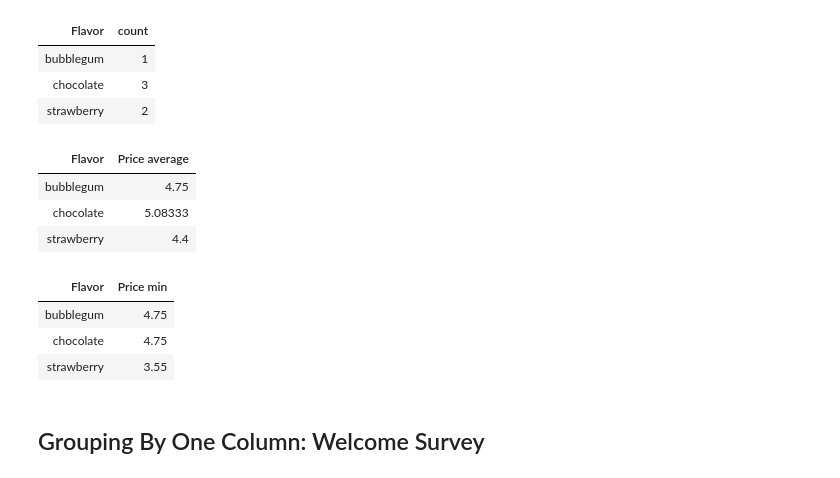
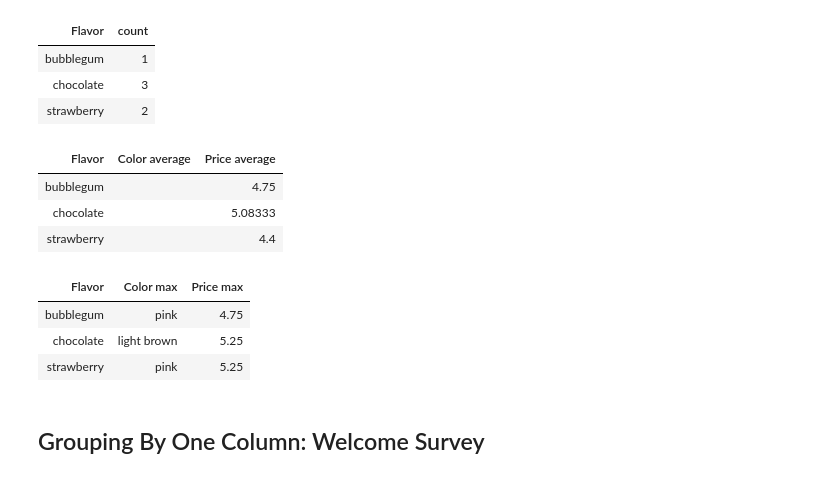
Before and after one commit to austinmohrnwu/24-fall-intro, a Jupyter notebook: lec09/lec09.ipynb, the cells around one changed output. Drawn from its saved outputs; the diff is of its cells as text; code cells hidden in the pictures.

```diff
--- a/lec09/lec09.ipynb
+++ b/lec09/lec09.ipynb
@@ -189,8 +189,8 @@ cones
 | chocolate | dark brown | 5.25 |
 | bubblegum | pink | 4.75 |
 # %%
-cones = Table.read_table('cones.csv').drop('Color')
-cones
+#cones = Table.read_table('cones.csv').drop('Color')
+#cones
 # %% [output]
 | Flavor | Price |
 | strawberry | 3.55 |
@@ -209,17 +209,17 @@ cones.group("Flavor")
 # %%
 cones.group("Flavor", np.average)
 # %% [output]
-| Flavor | Price average |
-| bubblegum | 4.75 |
-| chocolate | 5.08333 |
-| strawberry | 4.4 |
+| Flavor | Color average | Price average |
+| bubblegum |  | 4.75 |
+| chocolate |  | 5.08333 |
+| strawberry |  | 4.4 |
 # %%
-cones.group("Flavor", min)
+cones.group("Flavor", max)
 # %% [output]
-| Flavor | Price min |
-| bubblegum | 4.75 |
-| chocolate | 4.75 |
-| strawberry | 3.55 |
+| Flavor | Color max | Price max |
+| bubblegum | pink | 4.75 |
+| chocolate | light brown | 5.25 |
+| strawberry | pink | 5.25 |
 # %% [markdown]
 ## Grouping By One Column: Welcome Survey ##
 # %%
```
Also changed, not shown: parts of 4 cells of this notebook, 3 other files.
